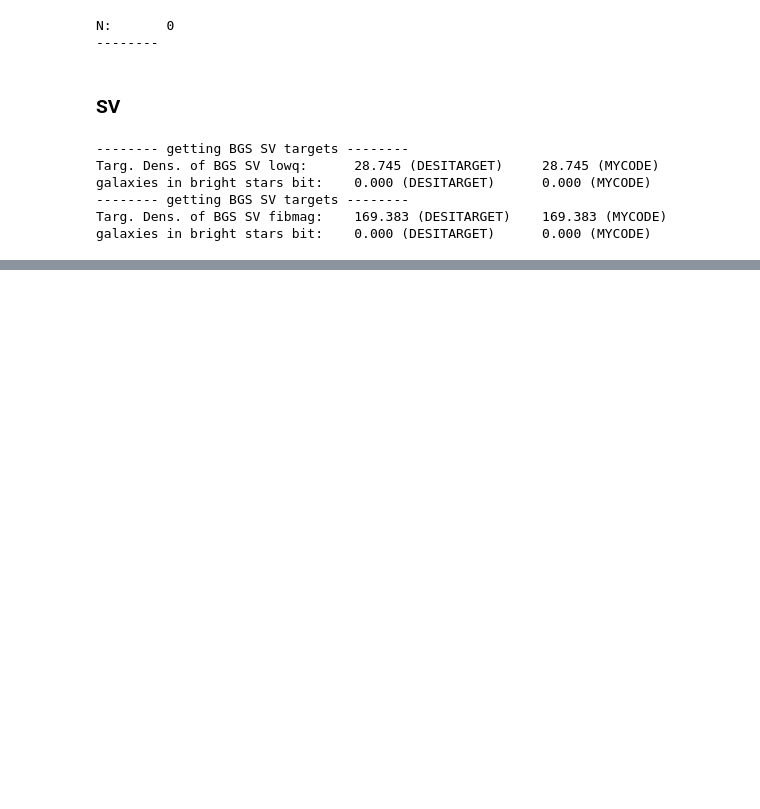
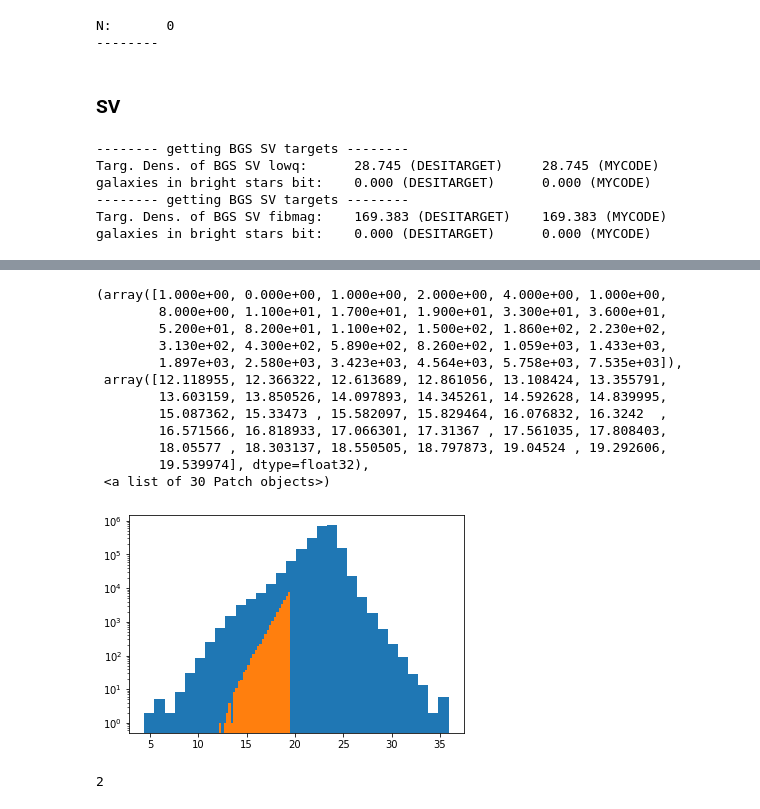
Before and after one commit to qmxp55/bgstargets, a Jupyter notebook: doc/assess_desitarget.ipynb, the cells around one changed output, grey strips where cells are left out. Drawn from its saved outputs; the diff is of its cells as text; code cells hidden in the pictures; blank space fills up the shorter version.

```diff
--- a/doc/assess_desitarget.ipynb
+++ b/doc/assess_desitarget.ipynb
@@ -327,0 +452,4 @@ galaxies in bright stars bit:    0.000 (DESITARGET)      0.000 (MYCODE)
+# %%
+#run my bgsconcatenate on one sweep brick
+mastercat = '/global/cfs/cdirs/cosmo/work/legacysurvey/dr9/north/sweep/9.0/sweep-190p040-200p045.fits'
+cat = getBGSbits(mycatpath=mastercat, outdir=None, mycat=True, getmycat=True, verbose=True, south=False)
@@ -327,0 +483,6 @@ galaxies in bright stars bit:    0.000 (DESITARGET)      0.000 (MYCODE)
+# %%
+#
+bgsw = ((cat['BGSBITS'] & 2**(43)) != 0)
+bgsb = ((cat['BGSBITS'] & 2**(41)) != 0)
+bgsf = ((cat['BGSBITS'] & 2**(42)) != 0) #& (rfibcol)
+bgs = ((cat['BGSBITS'] & 2**(40)) != 0)
@@ -327,0 +526,23 @@ galaxies in bright stars bit:    0.000 (DESITARGET)      0.000 (MYCODE)
+# %%
+key = 'RMAG'
+finite = np.isfinite(cat[key])
+plt.hist(cat[key][finite], 30, log=True)
+plt.hist(cat[key][bgsb], 30, log=True)
+# %% [output]
+(array([1.000e+00, 0.000e+00, 1.000e+00, 2.000e+00, 4.000e+00, 1.000e+00,
+        8.000e+00, 1.100e+01, 1.700e+01, 1.900e+01, 3.300e+01, 3.600e+01,
+        5.200e+01, 8.200e+01, 1.100e+02, 1.500e+02, 1.860e+02, 2.230e+02,
+        3.130e+02, 4.300e+02, 5.890e+02, 8.260e+02, 1.059e+03, 1.433e+03,
+        1.897e+03, 2.580e+03, 3.423e+03, 4.564e+03, 5.758e+03, 7.535e+03]),
+ array([12.118955, 12.366322, 12.613689, 12.861056, 13.108424, 13.355791,
+        13.603159, 13.850526, 14.097893, 14.345261, 14.592628, 14.839995,
+        15.087362, 15.33473 , 15.582097, 15.829464, 16.076832, 16.3242  ,
+        16.571566, 16.818933, 17.066301, 17.31367 , 17.561035, 17.808403,
+        18.05577 , 18.303137, 18.550505, 18.797873, 19.04524 , 19.292606,
+        19.539974], dtype=float32),
+ <a list of 30 Patch objects>)
+[figure, added]
+# %%
+(cat['RMAG'][bgsb] < 13).sum()
+# %% [output]
+2
```
Also changed, not shown: parts of 20 cells of this notebook.
